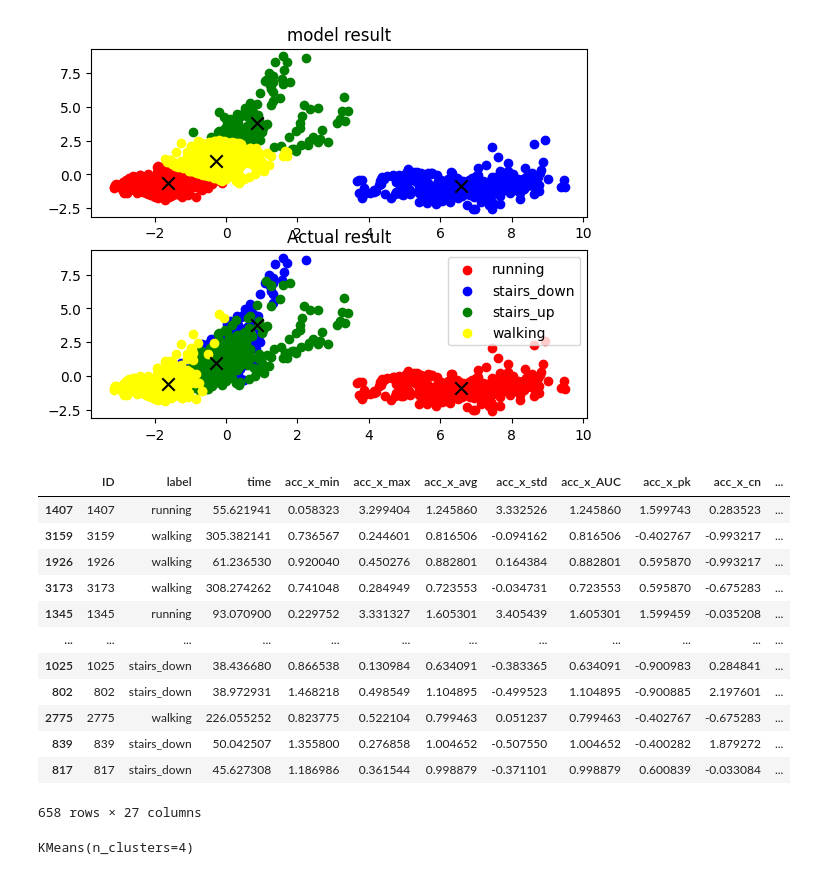
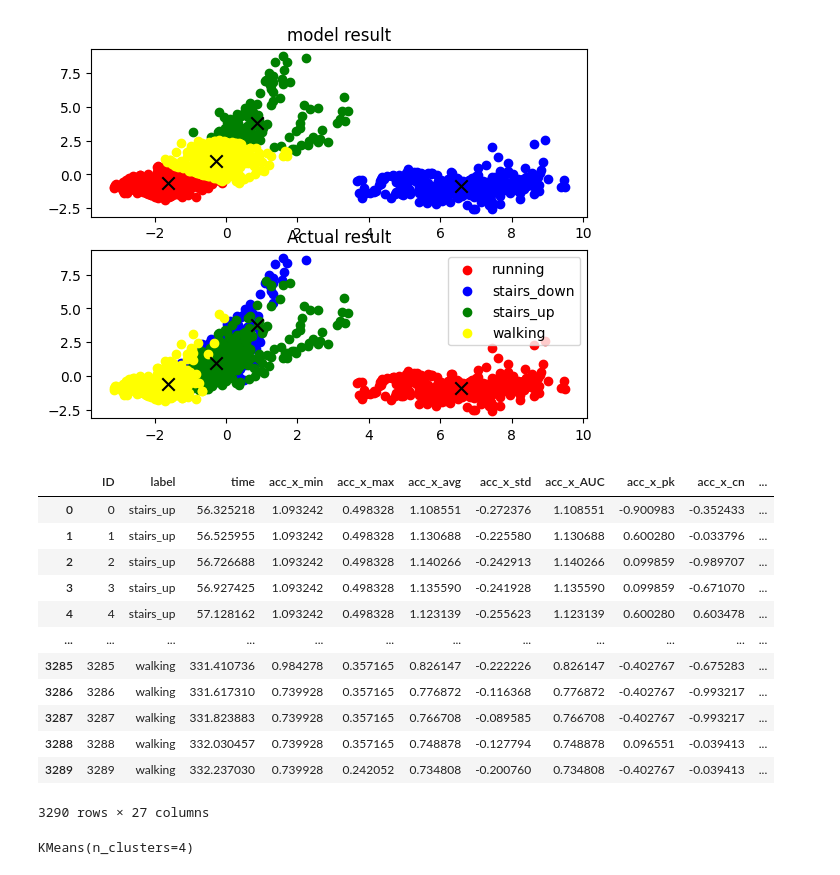
Before and after one commit to iantmn/Capstone-AI-IoT, a Jupyter notebook: kmean_accuracy_walking.ipynb, the cells around one changed output. Cells and saved outputs as stored; diff of their text form; code cells hidden in the pictures.

```diff
--- a/kmean_accuracy_walking.ipynb
+++ b/kmean_accuracy_walking.ipynb
@@ -164,22 +163,22 @@ Plotting model and test data...
 [figure]
 plotting model vs actual...
 [figure]
-# %%
-test
-# %% [output]
-|  | ID | label | time | acc_x_min | acc_x_max | acc_x_avg | acc_x_std | acc_x_AUC | acc_x_pk | acc_x_cn | ... |
-| 1407 | 1407 | running | 55.621941 | 0.058323 | 3.299404 | 1.245860 | 3.332526 | 1.245860 | 1.599743 | 0.283523 | ... |
-| 3159 | 3159 | walking | 305.382141 | 0.736567 | 0.244601 | 0.816506 | -0.094162 | 0.816506 | -0.402767 | -0.993217 | ... |
-| 1926 | 1926 | walking | 61.236530 | 0.920040 | 0.450276 | 0.882801 | 0.164384 | 0.882801 | 0.595870 | -0.993217 | ... |
-| 3173 | 3173 | walking | 308.274262 | 0.741048 | 0.284949 | 0.723553 | -0.034731 | 0.723553 | 0.595870 | -0.675283 | ... |
-| 1345 | 1345 | running | 93.070900 | 0.229752 | 3.331327 | 1.605301 | 3.405439 | 1.605301 | 1.599459 | -0.035208 | ... |
-| ... | ... | ... | ... | ... | ... | ... | ... | ... | ... | ... | ... |
-| 1025 | 1025 | stairs_down | 38.436680 | 0.866538 | 0.130984 | 0.634091 | -0.383365 | 0.634091 | -0.900983 | 0.284841 | ... |
-| 802 | 802 | stairs_down | 38.972931 | 1.468218 | 0.498549 | 1.104895 | -0.499523 | 1.104895 | -0.900885 | 2.197601 | ... |
-| 2775 | 2775 | walking | 226.055252 | 0.823775 | 0.522104 | 0.799463 | 0.051237 | 0.799463 | -0.402767 | -0.675283 | ... |
-| 839 | 839 | stairs_down | 50.042507 | 1.355800 | 0.276858 | 1.004652 | -0.507550 | 1.004652 | -0.400282 | 1.879272 | ... |
-| 817 | 817 | stairs_down | 45.627308 | 1.186986 | 0.361544 | 0.998879 | -0.371101 | 0.998879 | 0.600839 | -0.033084 | ... |
-658 rows × 27 columns
+# %%
+x
+# %% [output]
+|  | ID | label | time | acc_x_min | acc_x_max | acc_x_avg | acc_x_std | acc_x_AUC | acc_x_pk | acc_x_cn | ... |
+| 0 | 0 | stairs_up | 56.325218 | 1.093242 | 0.498328 | 1.108551 | -0.272376 | 1.108551 | -0.900983 | -0.352433 | ... |
+| 1 | 1 | stairs_up | 56.525955 | 1.093242 | 0.498328 | 1.130688 | -0.225580 | 1.130688 | 0.600280 | -0.033796 | ... |
+| 2 | 2 | stairs_up | 56.726688 | 1.093242 | 0.498328 | 1.140266 | -0.242913 | 1.140266 | 0.099859 | -0.989707 | ... |
+| 3 | 3 | stairs_up | 56.927425 | 1.093242 | 0.498328 | 1.135590 | -0.241928 | 1.135590 | 0.099859 | -0.671070 | ... |
+| 4 | 4 | stairs_up | 57.128162 | 1.093242 | 0.498328 | 1.123139 | -0.255623 | 1.123139 | 0.600280 | 0.603478 | ... |
+| ... | ... | ... | ... | ... | ... | ... | ... | ... | ... | ... | ... |
+| 3285 | 3285 | walking | 331.410736 | 0.984278 | 0.357165 | 0.826147 | -0.222226 | 0.826147 | -0.402767 | -0.675283 | ... |
+| 3286 | 3286 | walking | 331.617310 | 0.739928 | 0.357165 | 0.776872 | -0.116368 | 0.776872 | -0.402767 | -0.993217 | ... |
+| 3287 | 3287 | walking | 331.823883 | 0.739928 | 0.357165 | 0.766708 | -0.089585 | 0.766708 | -0.402767 | -0.993217 | ... |
+| 3288 | 3288 | walking | 332.030457 | 0.739928 | 0.357165 | 0.748878 | -0.127794 | 0.748878 | 0.096551 | -0.039413 | ... |
+| 3289 | 3289 | walking | 332.237030 | 0.739928 | 0.242052 | 0.734808 | -0.200760 | 0.734808 | -0.402767 | -0.039413 | ... |
+3290 rows × 27 columns
 # %%
 model = KMeans(n_clusters=n_clusters)
 model.fit(x_train)
```
Also changed, not shown: parts of 2 cells of this notebook, 2 other files.
